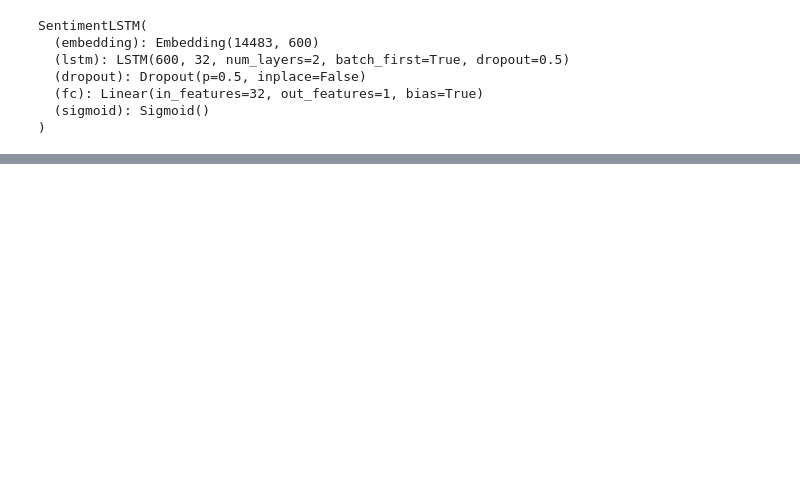
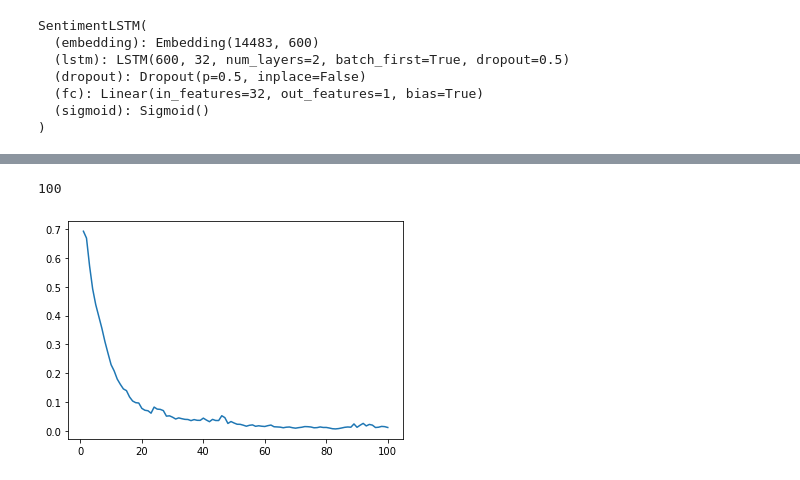
Before and after one commit to salmanedhi/NNTI-WS2021-NLP-Project, a Jupyter notebook: Task2.ipynb, the cells around one changed output, grey strips where cells are left out. Saved outputs shown, nothing was run; the diff lists cells and outputs as text; code cells hidden in the pictures; blank space fills up the shorter version.

```diff
--- a/Task2.ipynb
+++ b/Task2.ipynb
@@ -293,6 +452,6 @@ print("Done")
 Done
 # %%
-net, criterion, optimizer = helper.initialize_SentimentLSTM_model(len(bengali_V) + 1, 600, 32, 1, 2, device, weights1)
+net, criterion = helper.initialize_SentimentLSTM_model(len(bengali_V) + 1, 600, 32, 1, 2, device, weights1)
 
 print(net)
 # %% [output]
@@ -305,0 +541,8 @@ SentimentLSTM(
+# %%
+print(len(training_loss_epoches))
+plt.plot(np.linspace(1, len(training_loss_epoches), len(training_loss_epoches)).astype(int), training_loss_epoches)
+torch.save(net, 'model_bengali_task2')
+torch.save(net.state_dict(), 'model_param_bengali_task2')
+# %% [output]
+100
+[figure, added]
```
Also changed, not shown: parts of 19 cells of this notebook, 3 other files.
